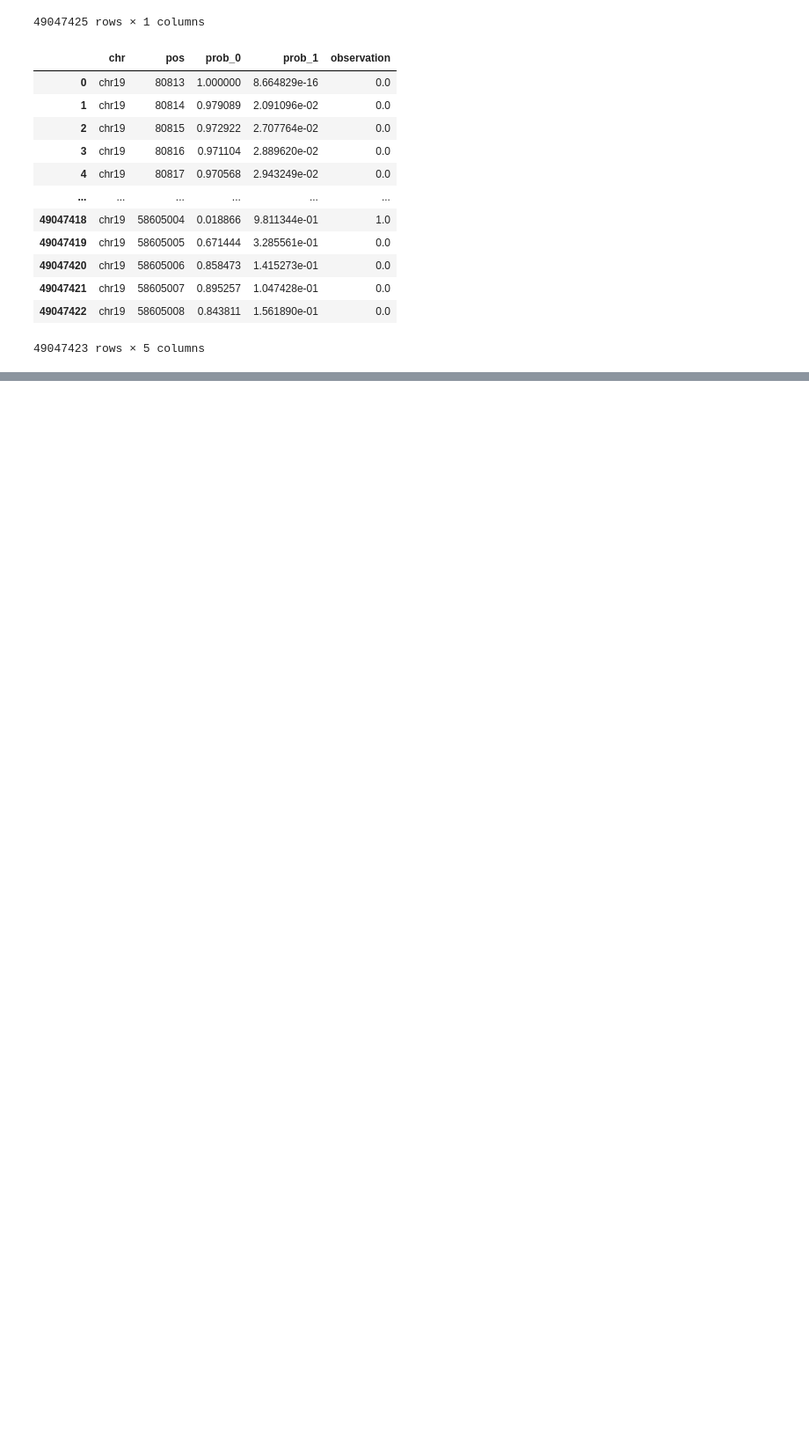
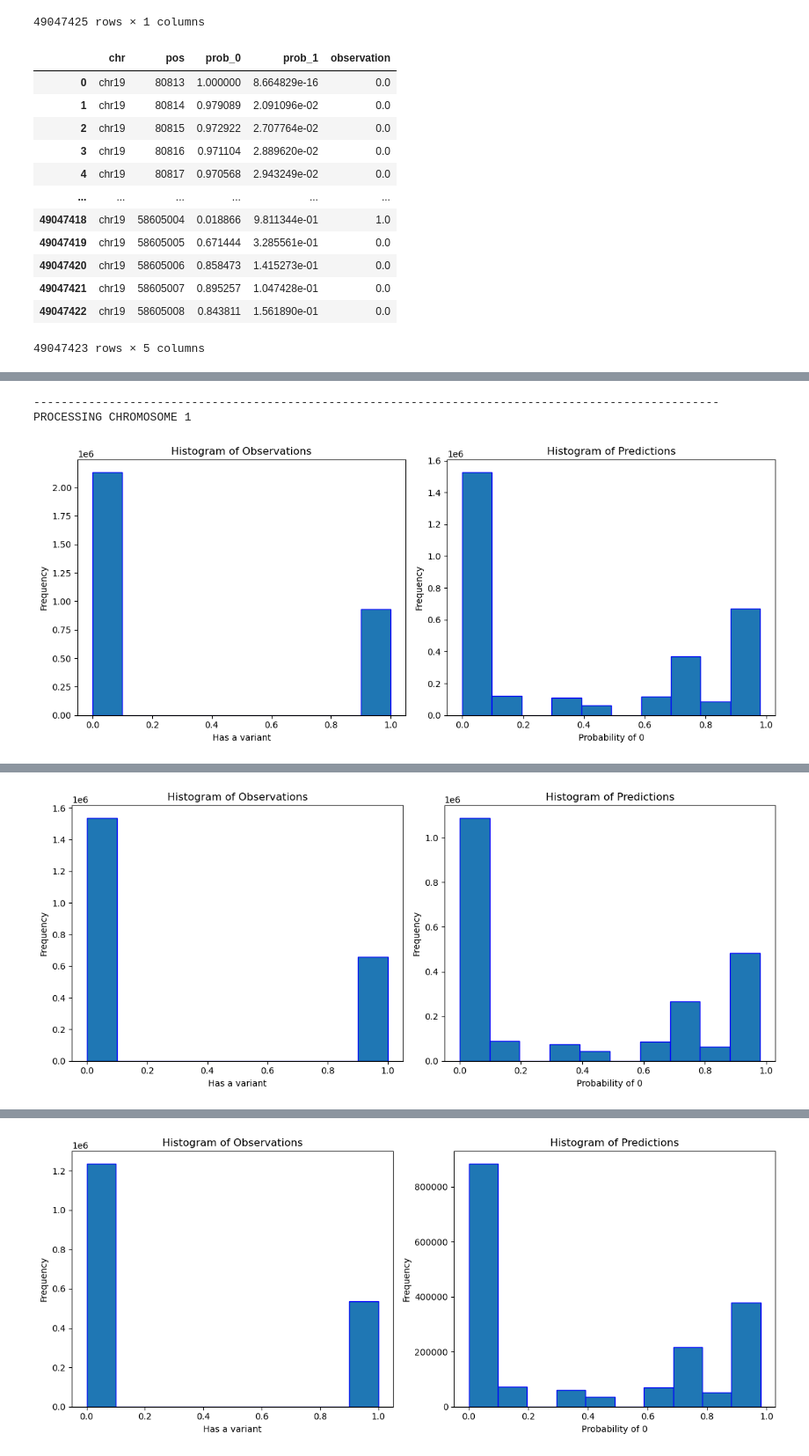
Before and after one commit to healthcare-medicine-ai/wgs-constraint-llm, a Jupyter notebook: AoU Mutation Predictions.ipynb, the cells around one changed output, grey strips where cells are left out. Shown at 88% size. Saved outputs shown, nothing was run; the diff lists cells and outputs as text; code cells hidden in the pictures; blank space fills up the shorter version.

```diff
--- a/AoU Mutation Predictions.ipynb
+++ b/AoU Mutation Predictions.ipynb
@@ -226,3 +243,17 @@ def plot_hist_from_predictions(predictions_df):
     plt.show()
 # %% [markdown]
 ## Load data
+# %%
+with gzip.open(coverage_file_path, 'rt') as coverage_file:
+    # Read the file into a pandas DataFrame
+    coverage_df = pd.read_csv(coverage_file, sep='\t',
+                             usecols=['locus', 'over_10', 'over_20'])
+
+# Expand locus column
+coverage_df[['chr', 'pos']] = coverage_df['locus'].str.split(':', expand=True)
+coverage_df['pos'] = coverage_df['pos'].astype(int)
+
+# Drop the original locus column
+coverage_df = coverage_df.drop('locus', axis=1)
+
+coverage_df
@@ -461,0 +556,59 @@ chr_predictions_df
+# %%
+# Parameters for analysis
+order = 2
+coverage_thr = 0.9
+coverage_category = 'over_20'
+
+# Define coverage filter
+# coverage_filter = '0.5_over10' # coverage['over_10'] > 0.5
+coverage_filter = '0.9_over20' # coverage['over_20'] > 0.9
+
+# Define model name (and absolute path)
+model_name = results_path + 'HMM_rgc_' + coverage_filter + '_chr2'
+
+# Load the pretrained model
+model = joblib.load(model_name + '_model.joblib')
+
+# Initialize empty dataframes
+predictions_df = pd.DataFrame(columns=['chr', 'pos','prob_0', 'prob_1', 'observation'])
+
+for chromnum in range(1,23):
+    print('-'*100)
+    print("PROCESSING CHROMOSOME", str(chromnum))
+
+    # Filter rows for given chromosome
+    chr_gene_df = gene_df[gene_df['chr'] == 'chr' + str(chromnum)]
+    chr_variants_df = aou_variants_df[aou_variants_df['chr'] == 'chr' + str(chromnum)]
+    chr_coverage_df = coverage_df[(coverage_df['chr'] == 'chr' + str(chromnum)) & (coverage_df[coverage_category] > coverage_thr)]
+
+    # Get training data for the chromosome
+    observations, positions = get_sequence(chr_coverage_df, chr_variants_df, gene_df=chr_gene_df)
+
+    # Fit HMM and retrieve probabilites
+    probabilities = get_HMM_predictions(observations, model, order=order)
+
+    # Create a DataFrame with 'pos' reflecting the index of the original sequence and 'prob_0/1' as the predictions
+    chr_predictions_df = pd.DataFrame({'chr': 'chr' + str(chromnum),
+                                       'pos': positions[0:-order],
+                                       'prob_0': probabilities[:, 0],
+                                       'prob_1': probabilities[:, 1],
+                                       'observation': observations[0:-order]
+                                      })
+
+    # Plot histograms for predicted vs observed variants
+    plot_hist_from_predictions(chr_predictions_df)
+
+    # Append predictions to overall df
+    predictions_df = pd.concat([predictions_df, chr_predictions_df], ignore_index=True)
+
+    # Run regression
+    f_statistic, p_value_f_statistic = ols_regression(chr_predictions_df)
+
+# Write predictions_df to a csv to avoid recomputing
+predictions_df.to_csv(model_name + "_predictions_aou_wes.tsv.gz", index=False, compression='gzip', sep='\t')
+
+predictions_df
+# %% [output]
+----------------------------------------------------------------------------------------------------
+PROCESSING CHROMOSOME 1
+[figure, added]
@@ -461,0 +632 @@ chr_predictions_df
+[figure, added]
@@ -461,0 +650 @@ chr_predictions_df
+[figure, added]
```
Also changed, not shown: parts of 9 cells of this notebook, 5 other files.
